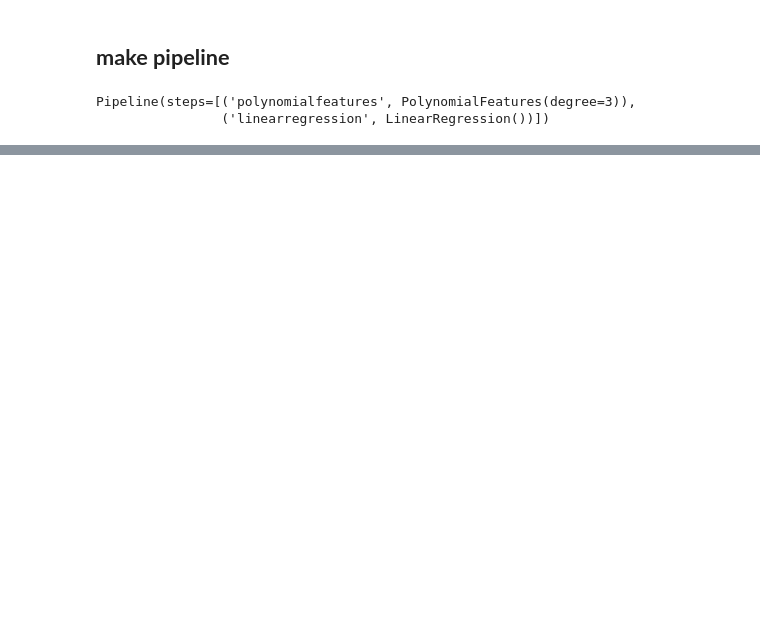
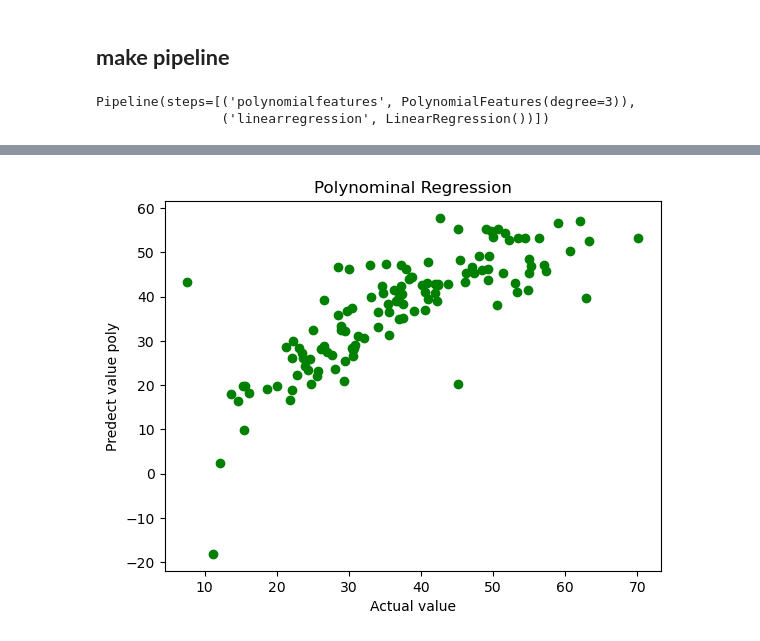
Before and after one commit to arin8738/class6_assignment, a Jupyter notebook: assignment_class_06.ipynb, the cells around one changed output, grey strips where cells are left out. Cells and saved outputs as stored; diff of their text form; code cells hidden in the pictures; blank space fills up the shorter version.

```diff
--- a/assignment_class_06.ipynb
+++ b/assignment_class_06.ipynb
@@ -141,0 +169,8 @@ array([41.84740975])
+# %%
+plt.scatter(ytest,poly_predt,color="g")
+plt.xlabel("Actual value")
+plt.ylabel("Predect value poly")
+plt.title("Polynominal Regression")
+plt.show()
+# %% [output]
+[figure, added]
```
Also changed, not shown: parts of 19 cells of this notebook.
